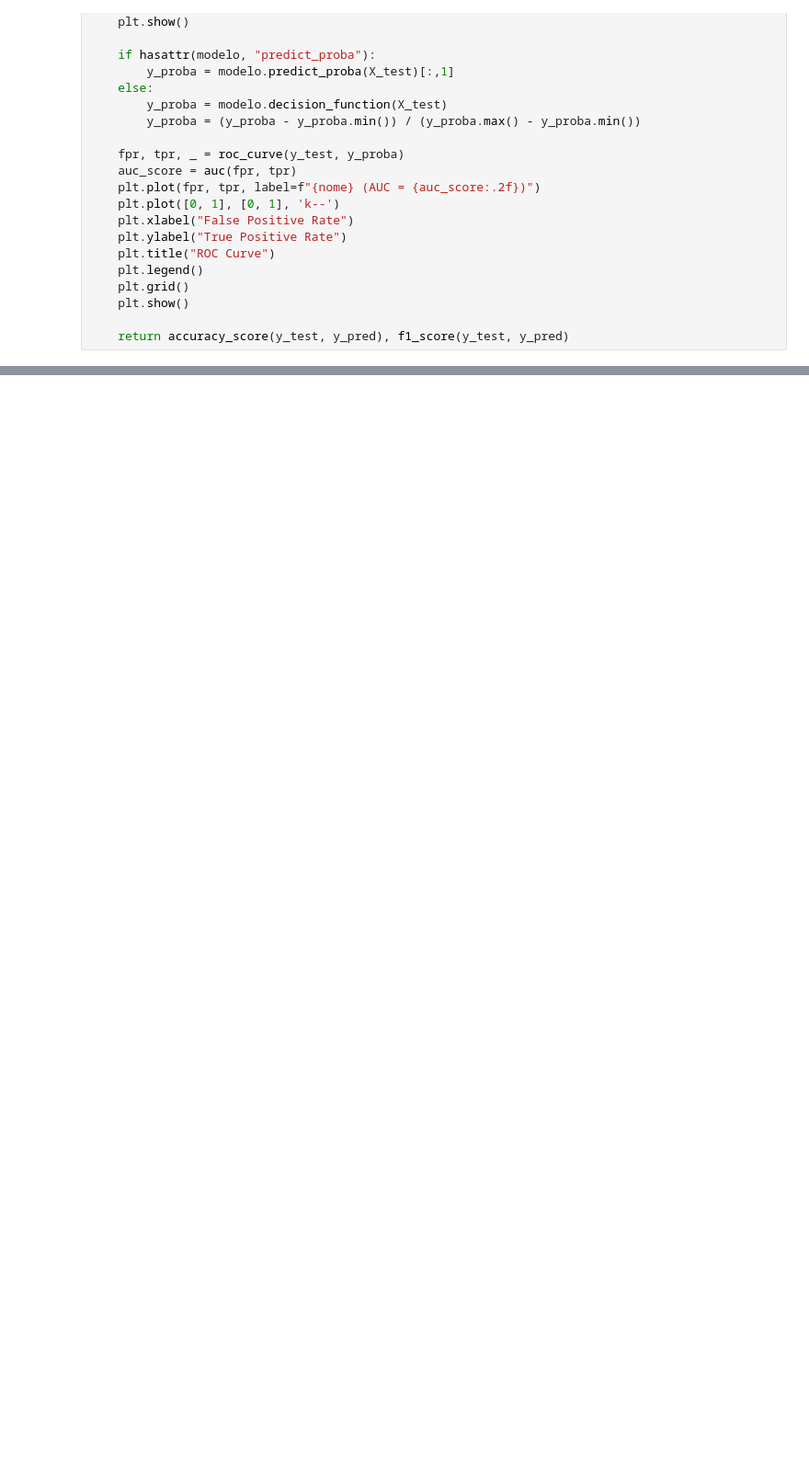
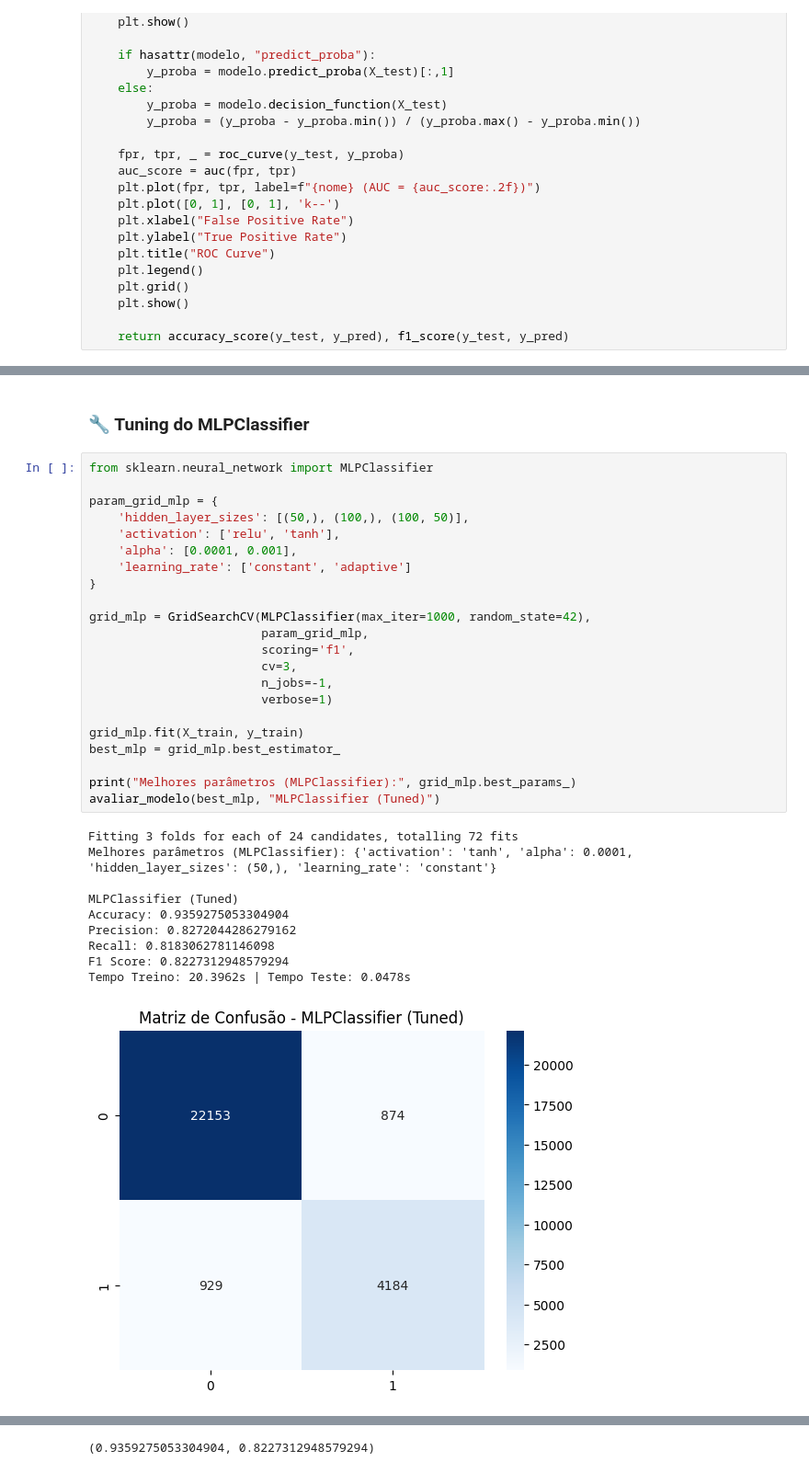
Before and after one commit to franciscoafonso04/IA-Vault, a Jupyter notebook: Project2/projeto_mental_health.ipynb, the cells around one changed output, grey strips where cells are left out. Shown: that part at 92% size. Saved outputs shown, nothing was run; the diff lists cells and outputs as text; blank space fills up the shorter version.

```diff
--- a/Project2/projeto_mental_health.ipynb
+++ b/Project2/projeto_mental_health.ipynb
@@ -354,0 +478,35 @@ plt.show()
+# %% [markdown]
+### 🔧 Tuning do MLPClassifier
+# %%
+from sklearn.neural_network import MLPClassifier
+
+param_grid_mlp = {
+    'hidden_layer_sizes': [(50,), (100,), (100, 50)],
+    'activation': ['relu', 'tanh'],
+    'alpha': [0.0001, 0.001],
+    'learning_rate': ['constant', 'adaptive']
+}
+
+grid_mlp = GridSearchCV(MLPClassifier(max_iter=1000, random_state=42),
+                        param_grid_mlp,
+                        scoring='f1',
+                        cv=3,
+                        n_jobs=-1,
+                        verbose=1)
+
+grid_mlp.fit(X_train, y_train)
+best_mlp = grid_mlp.best_estimator_
+
+print("Melhores parâmetros (MLPClassifier):", grid_mlp.best_params_)
+avaliar_modelo(best_mlp, "MLPClassifier (Tuned)")
+# %% [output]
+Fitting 3 folds for each of 24 candidates, totalling 72 fits
+Melhores parâmetros (MLPClassifier): {'activation': 'tanh', 'alpha': 0.0001, 'hidden_layer_sizes': (50,), 'learning_rate': 'constant'}
+
+MLPClassifier (Tuned)
+Accuracy: 0.9359275053304904
+Precision: 0.8272044286279162
+Recall: 0.8183062781146098
+F1 Score: 0.8227312948579294
+Tempo Treino: 20.3962s | Tempo Teste: 0.0478s
+[figure, added]
@@ -354,0 +514 @@ plt.show()
+(0.9359275053304904, 0.8227312948579294)
```
Also changed, not shown: parts of 35 cells of this notebook.
